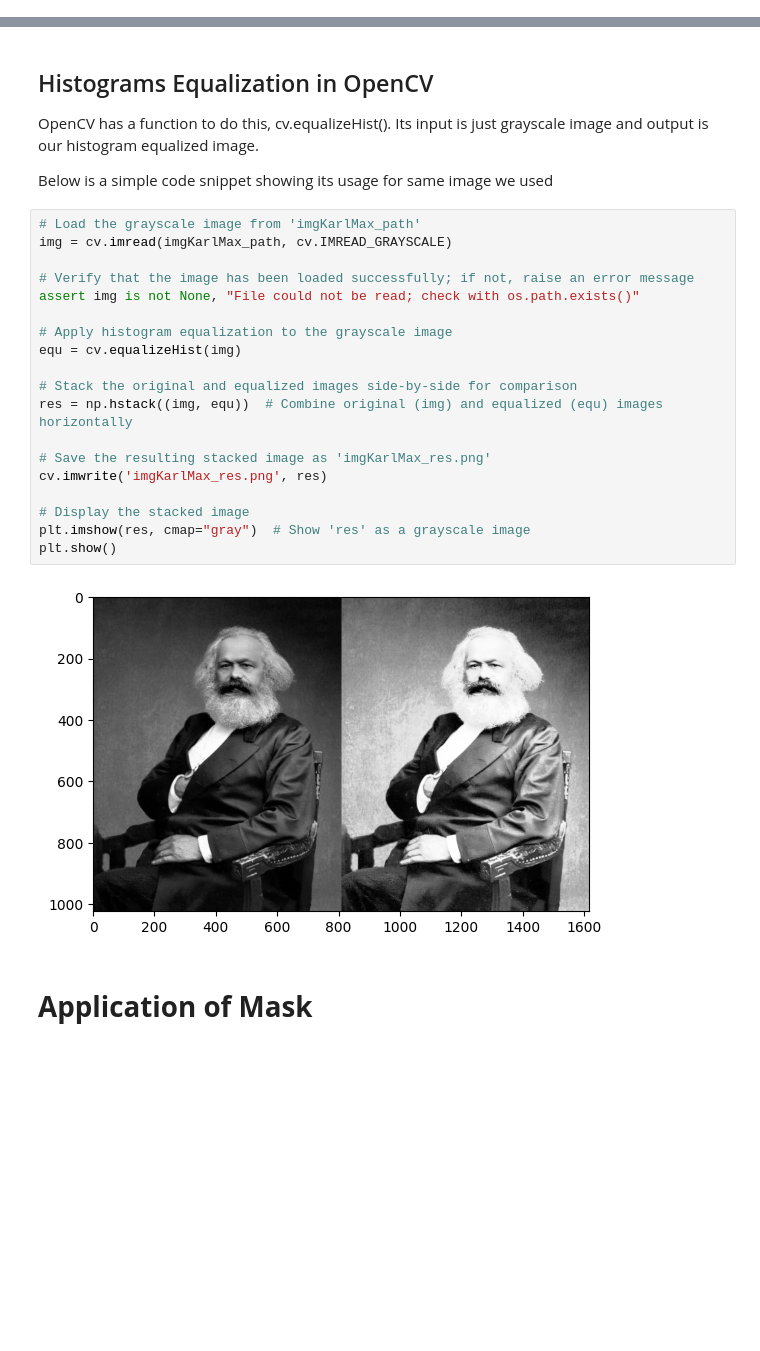
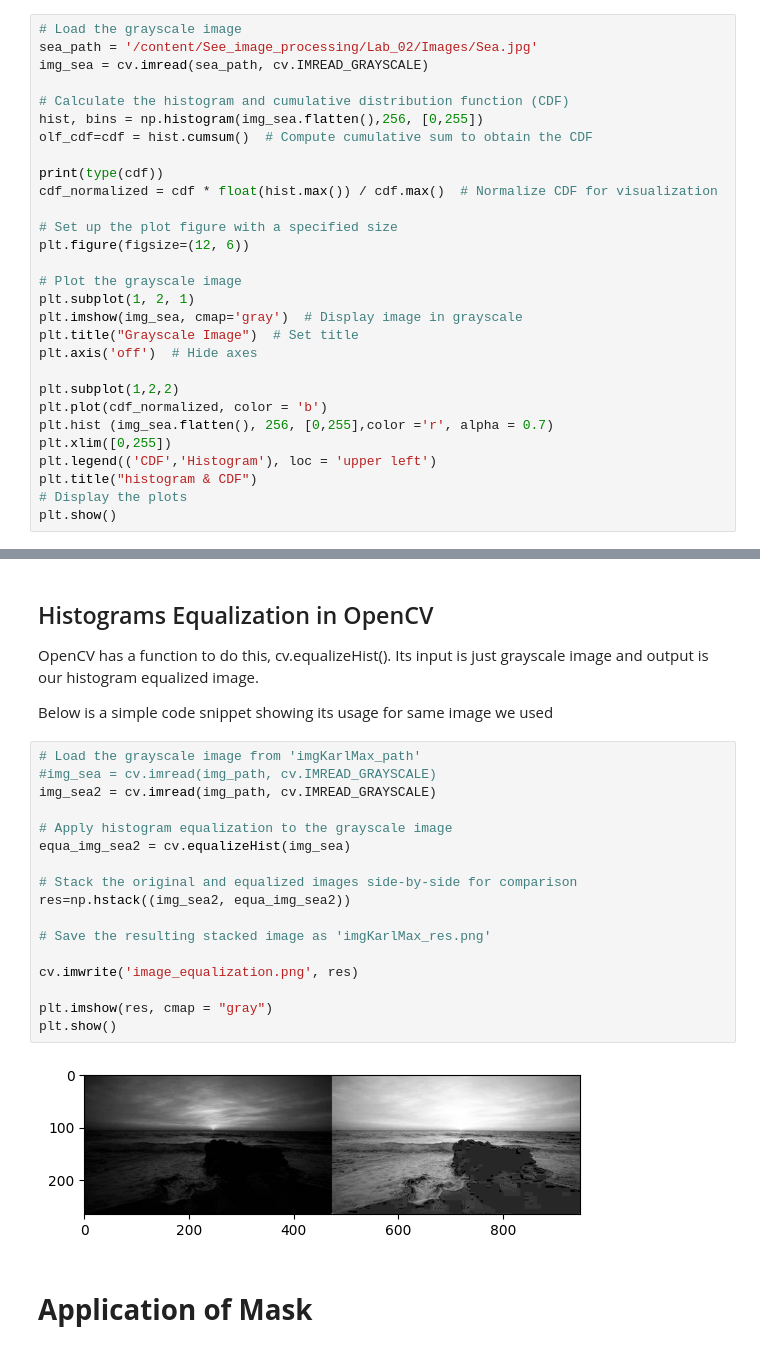
Before and after one commit to Likelipop/See_image_processing, a Jupyter notebook: Lab_02/Week2.ipynb, the cells around one changed output, grey strips where cells are left out. Saved outputs shown, nothing was run; the diff lists cells and outputs as text; blank space fills up the shorter version.

```diff
--- a/Lab_02/Week2.ipynb
+++ b/Lab_02/Week2.ipynb
@@ -164,0 +190,29 @@ plt.show()
+# %%
+# Load the grayscale image
+sea_path = '/content/See_image_processing/Lab_02/Images/Sea.jpg'
+img_sea = cv.imread(sea_path, cv.IMREAD_GRAYSCALE)
+
+# Calculate the histogram and cumulative distribution function (CDF)
+hist, bins = np.histogram(img_sea.flatten(),256, [0,255])
+olf_cdf=cdf = hist.cumsum()  # Compute cumulative sum to obtain the CDF
+
+print(type(cdf))
+cdf_normalized = cdf * float(hist.max()) / cdf.max()  # Normalize CDF for visualization
+
+# Set up the plot figure with a specified size
+plt.figure(figsize=(12, 6))
+
+# Plot the grayscale image
+plt.subplot(1, 2, 1)
+plt.imshow(img_sea, cmap='gray')  # Display image in grayscale
+plt.title("Grayscale Image")  # Set title
+plt.axis('off')  # Hide axes
+
+plt.subplot(1,2,2)
+plt.plot(cdf_normalized, color = 'b')
+plt.hist (img_sea.flatten(), 256, [0,255],color ='r', alpha = 0.7)
+plt.xlim([0,255])
+plt.legend(('CDF','Histogram'), loc = 'upper left')
+plt.title("histogram & CDF")
+# Display the plots
+plt.show()
@@ -242,25 +313,23 @@ OpenCV has a function to do this, cv.equalizeHist(). Its input is just grayscale
 Below is a simple code snippet showing its usage for same image we used
 # %%
 # Load the grayscale image from 'imgKarlMax_path'
-img = cv.imread(imgKarlMax_path, cv.IMREAD_GRAYSCALE)
-
-# Verify that the image has been loaded successfully; if not, raise an error message
-assert img is not None, "File could not be read; check with os.path.exists()"
+#img_sea = cv.imread(img_path, cv.IMREAD_GRAYSCALE)
+img_sea2 = cv.imread(img_path, cv.IMREAD_GRAYSCALE)
 
 # Apply histogram equalization to the grayscale image
-equ = cv.equalizeHist(img)
+equa_img_sea2 = cv.equalizeHist(img_sea)
 
 # Stack the original and equalized images side-by-side for comparison
-res = np.hstack((img, equ))  # Combine original (img) and equalized (equ) images horizontally
+res=np.hstack((img_sea2, equa_img_sea2))
 
 # Save the resulting stacked image as 'imgKarlMax_res.png'
-cv.imwrite('imgKarlMax_res.png', res)
 
-# Display the stacked image
-plt.imshow(res, cmap="gray")  # Show 'res' as a grayscale image
+cv.imwrite('image_equalization.png', res)
+
+plt.imshow(res, cmap = "gray")
 plt.show()
 # %% [output]
-[figure, old version]
+[figure, new version]
 # %% [markdown]
 # **Application of Mask**
 # %% [markdown]
```
Also changed, not shown: parts of 16 cells of this notebook.
